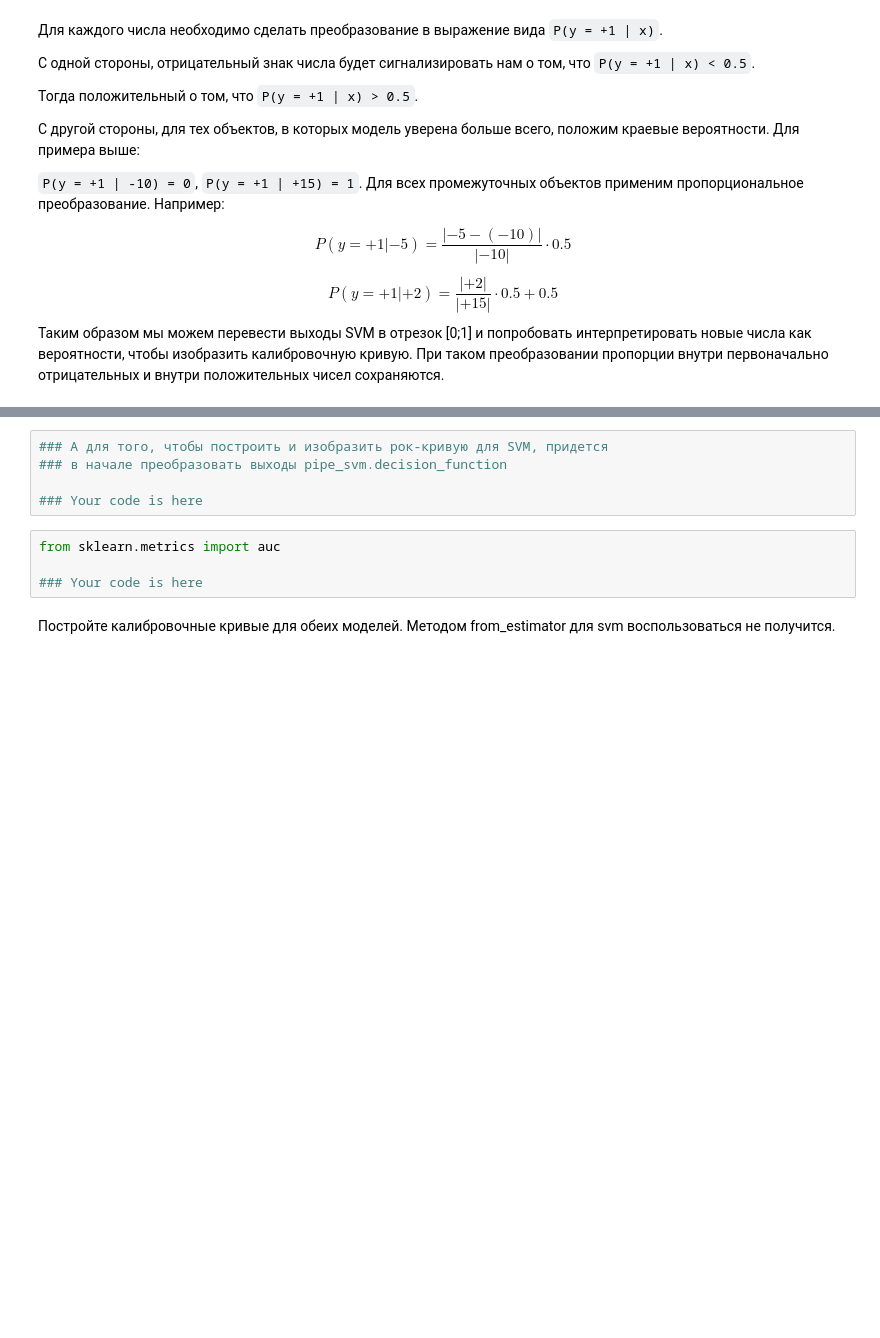
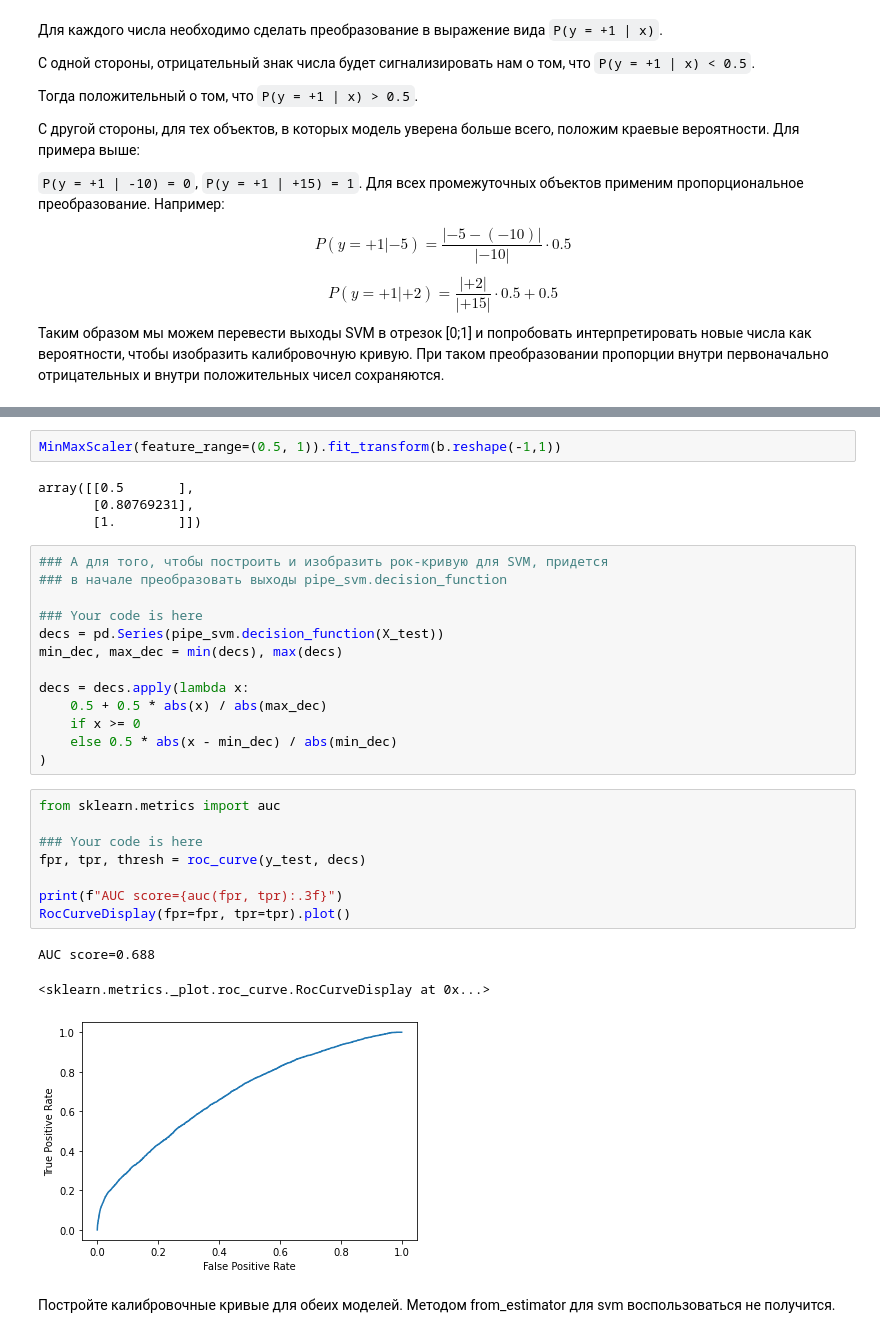
Before and after one commit to faiabolll/kc-startml-e-tarasov, a Jupyter notebook: 1_lesson_13/HW_13.ipynb, the cells around one changed output, grey strips where cells are left out. Cells and saved outputs as stored; diff of their text form; blank space fills up the shorter version.

```diff
--- a/1_lesson_13/HW_13.ipynb
+++ b/1_lesson_13/HW_13.ipynb
@@ -93,11 +111,33 @@ from sklearn.metrics import RocCurveDisplay
+# %%
+MinMaxScaler(feature_range=(0.5, 1)).fit_transform(b.reshape(-1,1))
+# %% [output]
+array([[0.5       ],
+       [0.80769231],
+       [1.        ]])
 # %%
 ### А для того, чтобы построить и изобразить рок-кривую для SVM, придется
 ### в начале преобразовать выходы pipe_svm.decision_function
 
 ### Your code is here
+decs = pd.Series(pipe_svm.decision_function(X_test))
+min_dec, max_dec = min(decs), max(decs)
+
+decs = decs.apply(lambda x:
+    0.5 + 0.5 * abs(x) / abs(max_dec)
+    if x >= 0
+    else 0.5 * abs(x - min_dec) / abs(min_dec)
+)
 # %%
 from sklearn.metrics import auc
 
 ### Your code is here
+fpr, tpr, thresh = roc_curve(y_test, decs)
+
+print(f"AUC score={auc(fpr, tpr):.3f}")
+RocCurveDisplay(fpr=fpr, tpr=tpr).plot()
+# %% [output]
+AUC score=0.688
+<sklearn.metrics._plot.roc_curve.RocCurveDisplay at 0x...>
+[figure, added]
 # %% [markdown]
 Постройте калибровочные кривые для обеих моделей. Методом from_estimator для svm воспользоваться не получится.
```
Also changed, not shown: parts of 8 cells of this notebook, 1 other file.
